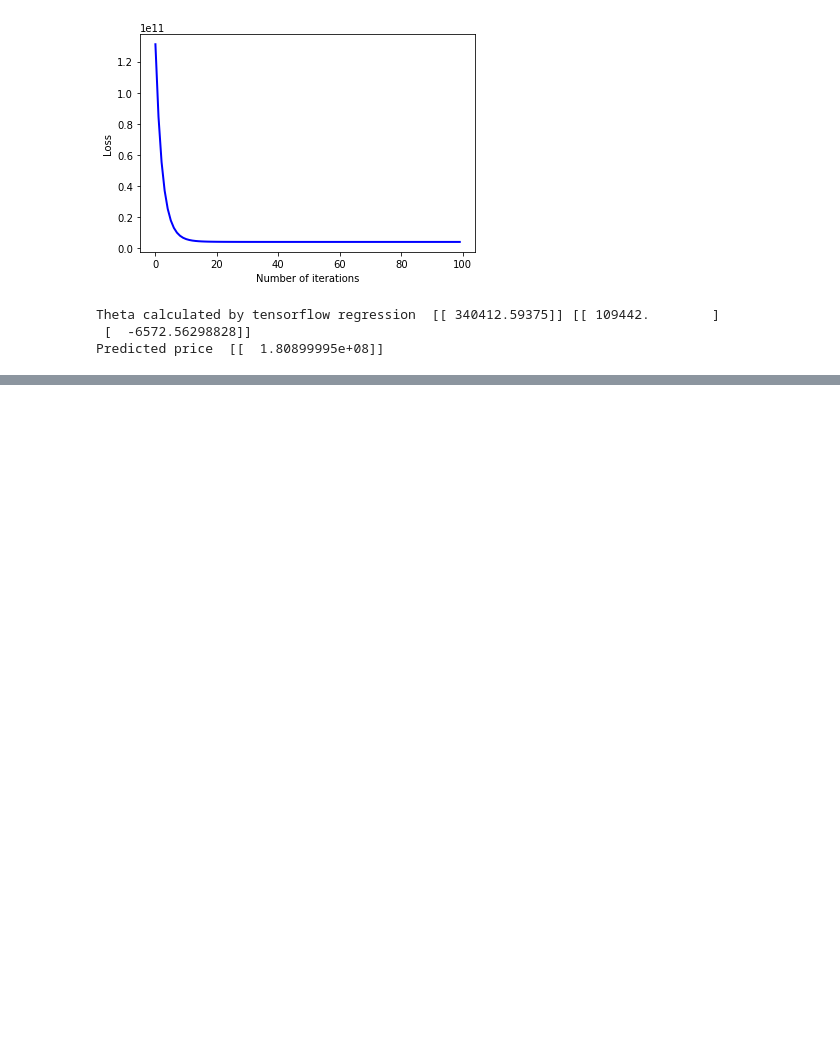
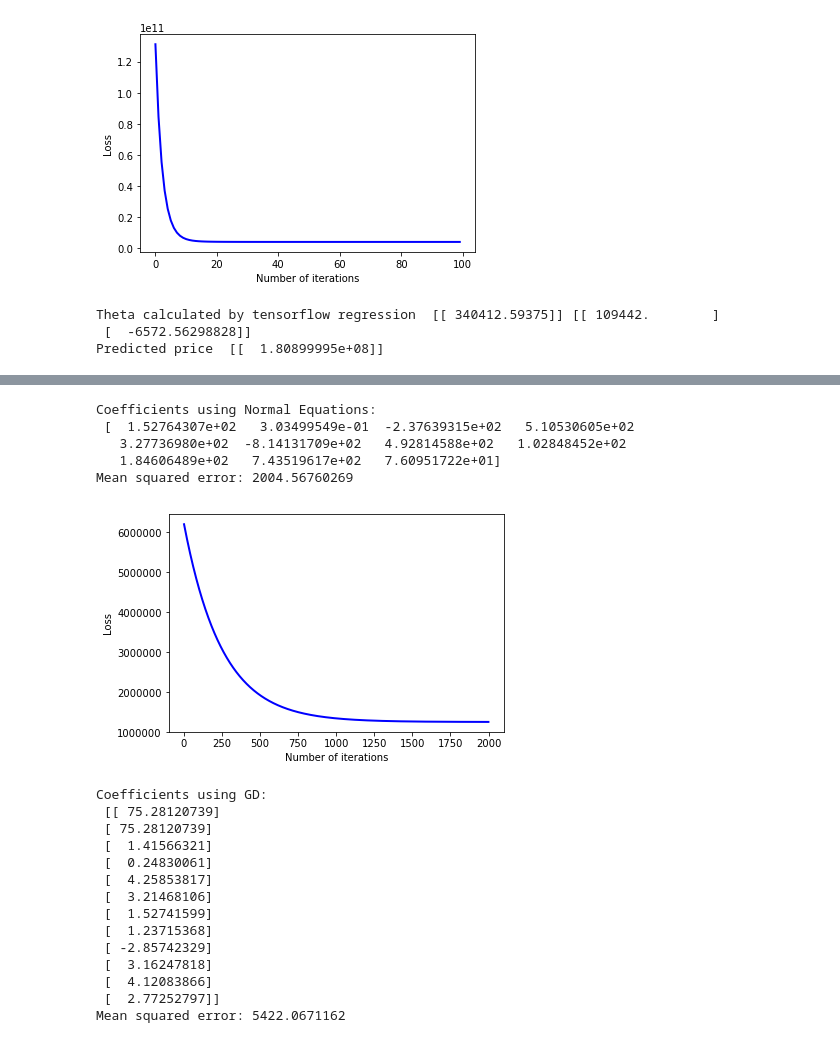
Before and after one commit to adil-rasheed/MachineLearning, a Jupyter notebook: Regression/Regression_numpy.ipynb, the cells around one changed output, grey strips where cells are left out. Cells and saved outputs as stored; diff of their text form; code cells hidden in the pictures; blank space fills up the shorter version.

```diff
--- a/Regression/Regression_numpy.ipynb
+++ b/Regression/Regression_numpy.ipynb
@@ -131,0 +208,40 @@ Predicted price  [[  1.80899995e+08]]
+# %%
+#Solve using Normal Equation
+X = np.column_stack((np.ones((len(y),1)), X))
+X_test  = np.column_stack((np.ones((len(y_test),1)), X_test))
+theta_Normal=normalEqn(X, y)
+# The coefficients
+print('Coefficients using Normal Equations: \n', theta_Normal)
+# The mean squared error
+print("Mean squared error:",np.mean((np.array(X_test).dot(theta_Normal) - y_test) ** 2))
+# %% [output]
+Coefficients using Normal Equations:
+ [  1.52764307e+02   3.03499549e-01  -2.37639315e+02   5.10530605e+02
+   3.27736980e+02  -8.14131709e+02   4.92814588e+02   1.02848452e+02
+   1.84606489e+02   7.43519617e+02   7.60951722e+01]
+Mean squared error: 2004.56760269
+# %%
+#Solve using Gradient Descent
+X = np.column_stack((np.ones((len(y),1)), X))
+X_test  = np.column_stack((np.ones((len(y_test),1)), X_test))
+theta_GD=SolveGradientDescent(X=X,y=y,alpha=0.001,num_iters=2000)
+# The coefficients
+print('Coefficients using GD: \n', theta_GD)
+# The mean squared error
+print("Mean squared error:",np.mean((np.array(X_test).dot(theta_GD) - y_test) ** 2))
+# %% [output]
+[figure, added]
+Coefficients using GD:
+ [[ 75.28120739]
+ [ 75.28120739]
+ [  1.41566321]
+ [  0.24830061]
+ [  4.25853817]
+ [  3.21468106]
+ [  1.52741599]
+ [  1.23715368]
+ [ -2.85742329]
+ [  3.16247818]
+ [  4.12083866]
+ [  2.77252797]]
+Mean squared error: 5422.0671162
```
Also changed, not shown: parts of 11 cells of this notebook, 1 other file.
